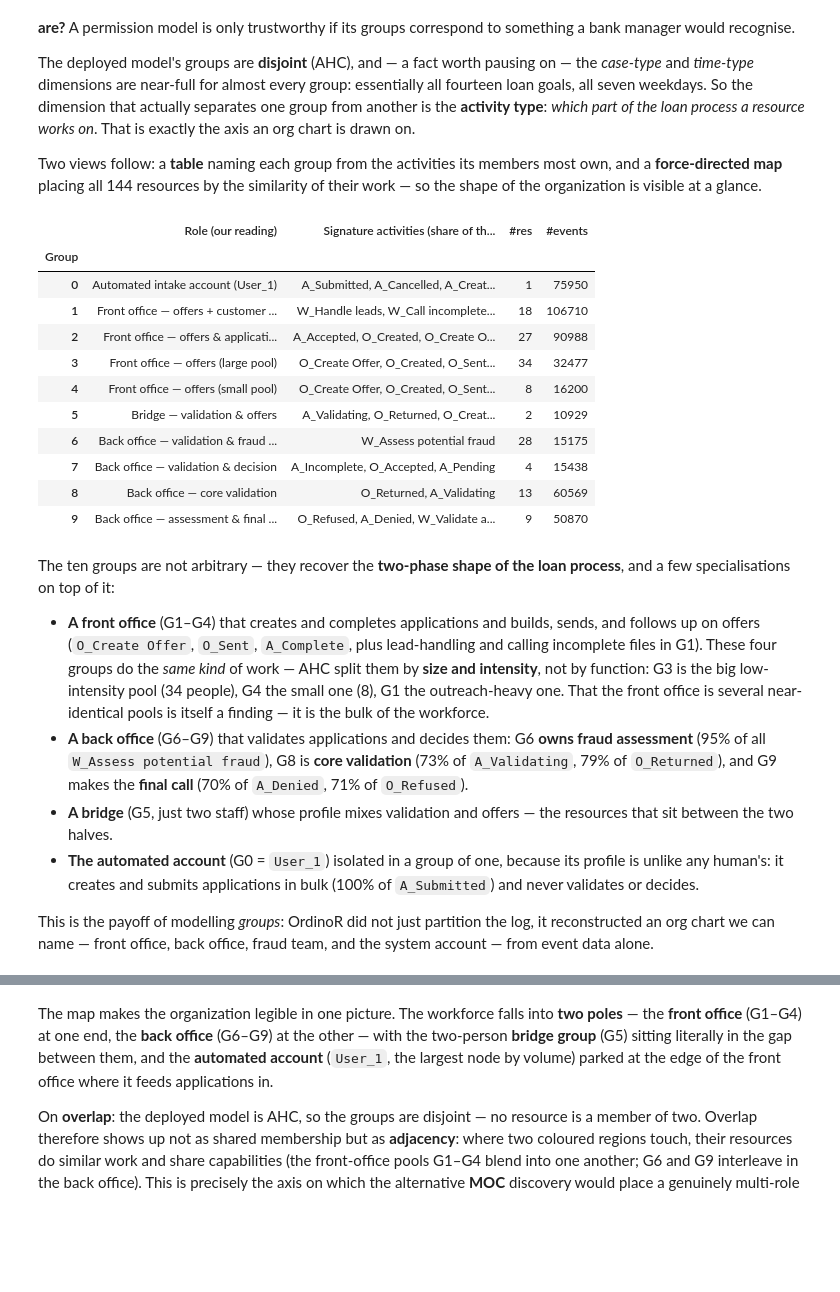
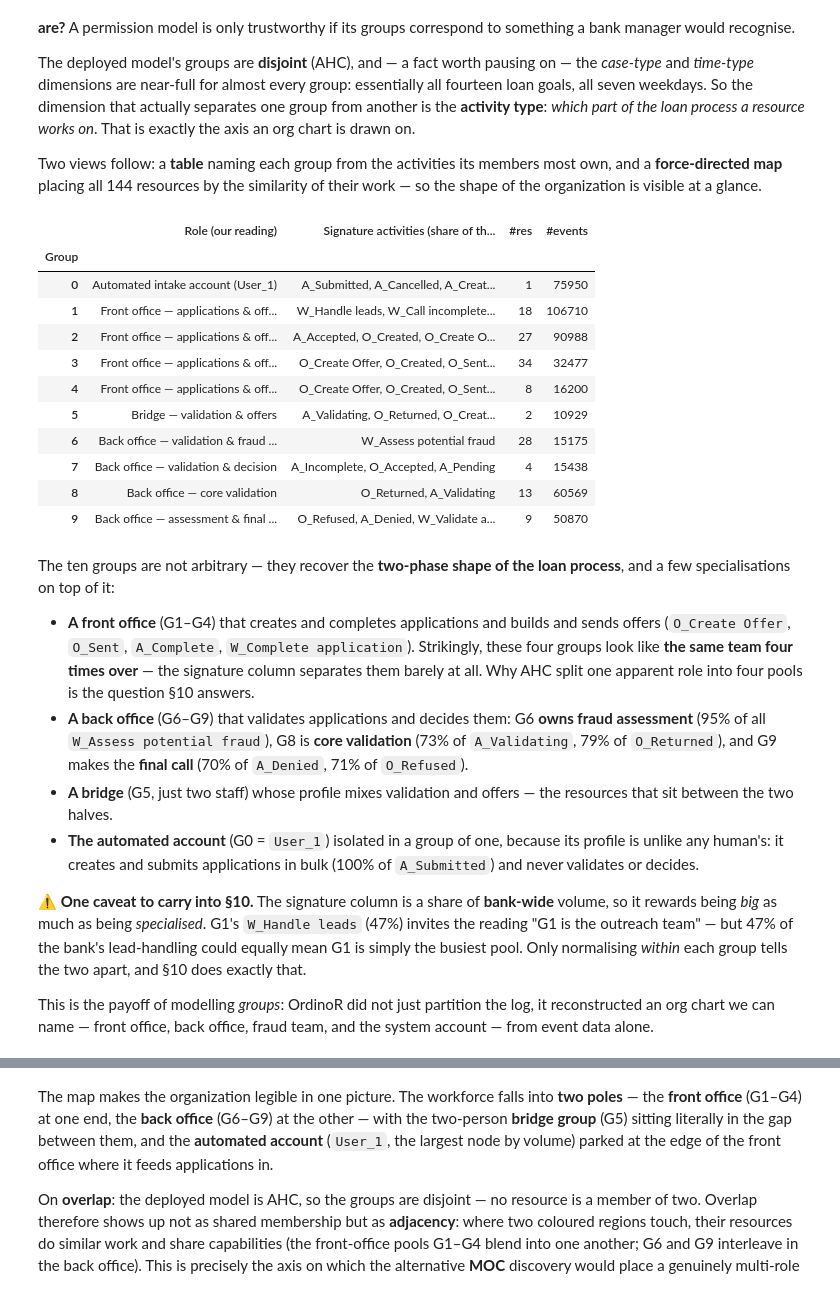
Before and after one commit to ophdn/bpic17-process-mining-group-assignment, a Jupyter notebook: notebooks/02_resource_permissions.ipynb, the cells around one changed output, grey strips where cells are left out. Cells and saved outputs as stored; diff of their text form; code cells hidden in the pictures; blank space fills up the shorter version.

```diff
--- a/notebooks/02_resource_permissions.ipynb
+++ b/notebooks/02_resource_permissions.ipynb
@@ -476,47 +476,52 @@ work = el[el["org:resource"].isin(res2grp)].copy()
 work["grp"] = work["org:resource"].map(res2grp)
 global_vol = work["concept:name"].value_counts()
 
-# Role names — read off each group's *signature* activities (below), not assigned a priori.
+# Role names — read off each group's signature activities (below), not assigned a priori.
+# The four front-office pools get deliberately neutral names: they turn out to do the
+# *same* work, and what actually separates them is settled in §10.
 ROLES = {
     0: "Automated intake account (User_1)",
-    1: "Front office — offers + customer outreach",
-    2: "Front office — offers & application completion",
-    3: "Front office — offers (large pool)",
-    4: "Front office — offers (small pool)",
+    1: "Front office — applications & offers (pool 1)",
+    2: "Front office — applications & offers (pool 2)",
+    3: "Front office — applications & offers (pool 3)",
+    4: "Front office — applications & offers (pool 4)",
     5: "Bridge — validation & offers",
     6: "Back office — validation & fraud assessment",
     7: "Back office — validation & decision",
     8: "Back office — core validation",
     9: "Back office — assessment & final decision",
 }
 
 rows = []
 for i, g in enumerate(om["groups"]):
     sub = work[work["grp"] == i]
     vc = sub["concept:name"].value_counts()
     share = (vc / global_vol).reindex(vc.index)      # this group's share of each activity, bank-wide
     # "Signature" = activities this group performs a commanding share of (>=25%), most-owned first.
+    # NB this is a share of *bank-wide* volume, so it rewards sheer size as much as
+    # specialisation. §10 re-reads the same data normalised *per group* — and the
+    # difference overturns one reading of this table.
     sig = [a for a, s in share.sort_values(ascending=False).items() if s >= 0.25][:4]
     if not sig:                                       # a diffuse pool owns nothing outright -> its busiest work
         sig = list(vc.head(3).index)
     rows.append({
         "Group": i,
         "Role (our reading)": ROLES[i],
         "Signature activities (share of that activity bank-wide)": ", ".join(sig),
         "#res": len(g["members"]),
         "#events": len(sub),
     })
 
 anatomy = pd.DataFrame(rows).set_index("Group")
 anatomy
 # %% [output]
 |  | Role (our reading) | Signature activities (share of th... | #res | #events |
 | Group |  |  |  |  |
 | 0 | Automated intake account (User_1) | A_Submitted, A_Cancelled, A_Creat... | 1 | 75950 |
-| 1 | Front office — offers + customer ... | W_Handle leads, W_Call incomplete... | 18 | 106710 |
-| 2 | Front office — offers & applicati... | A_Accepted, O_Created, O_Create O... | 27 | 90988 |
-| 3 | Front office — offers (large pool) | O_Create Offer, O_Created, O_Sent... | 34 | 32477 |
-| 4 | Front office — offers (small pool) | O_Create Offer, O_Created, O_Sent... | 8 | 16200 |
+| 1 | Front office — applications & off... | W_Handle leads, W_Call incomplete... | 18 | 106710 |
+| 2 | Front office — applications & off... | A_Accepted, O_Created, O_Create O... | 27 | 90988 |
+| 3 | Front office — applications & off... | O_Create Offer, O_Created, O_Sent... | 34 | 32477 |
+| 4 | Front office — applications & off... | O_Create Offer, O_Created, O_Sent... | 8 | 16200 |
 | 5 | Bridge — validation & offers | A_Validating, O_Returned, O_Creat... | 2 | 10929 |
 | 6 | Back office — validation & fraud ... | W_Assess potential fraud | 28 | 15175 |
 | 7 | Back office — validation & decision | A_Incomplete, O_Accepted, A_Pending | 4 | 15438 |
@@ -525,11 +530,13 @@ anatomy
 # %% [markdown]
 The ten groups are not arbitrary — they recover the **two-phase shape of the loan process**, and a few specialisations on top of it:
 
-- **A front office** (G1–G4) that creates and completes applications and builds, sends, and follows up on offers (`O_Create Offer`, `O_Sent`, `A_Complete`, plus lead-handling and calling incomplete files in G1). These four groups do the *same kind* of work — AHC split them by **size and intensity**, not by function: G3 is the big low-intensity pool (34 people), G4 the small one (8), G1 the outreach-heavy one. That the front office is several near-identical pools is itself a finding — it is the bulk of the workforce.
+- **A front office** (G1–G4) that creates and completes applications and builds and sends offers (`O_Create Offer`, `O_Sent`, `A_Complete`, `W_Complete application`). Strikingly, these four groups look like **the same team four times over** — the signature column separates them barely at all. Why AHC split one apparent role into four pools is the question §10 answers.
 - **A back office** (G6–G9) that validates applications and decides them: G6 **owns fraud assessment** (95% of all `W_Assess potential fraud`), G8 is **core validation** (73% of `A_Validating`, 79% of `O_Returned`), and G9 makes the **final call** (70% of `A_Denied`, 71% of `O_Refused`).
 - **A bridge** (G5, just two staff) whose profile mixes validation and offers — the resources that sit between the two halves.
 - **The automated account** (G0 = `User_1`) isolated in a group of one, because its profile is unlike any human's: it creates and submits applications in bulk (100% of `A_Submitted`) and never validates or decides.
 
+⚠️ **One caveat to carry into §10.** The signature column is a share of **bank-wide** volume, so it rewards being *big* as much as being *specialised*. G1's `W_Handle leads` (47%) invites the reading "G1 is the outreach team" — but 47% of the bank's lead-handling could equally mean G1 is simply the busiest pool. Only normalising *within* each group tells the two apart, and §10 does exactly that.
+
 This is the payoff of modelling *groups*: OrdinoR did not just partition the log, it reconstructed an org chart we can name — front office, back office, fraud team, and the system account — from event data alone.
 # %%
 # A force-directed map of the workforce. Each resource is a node; two resources are
```
Also changed, not shown: parts of 12 cells of this notebook, 1 other file.
